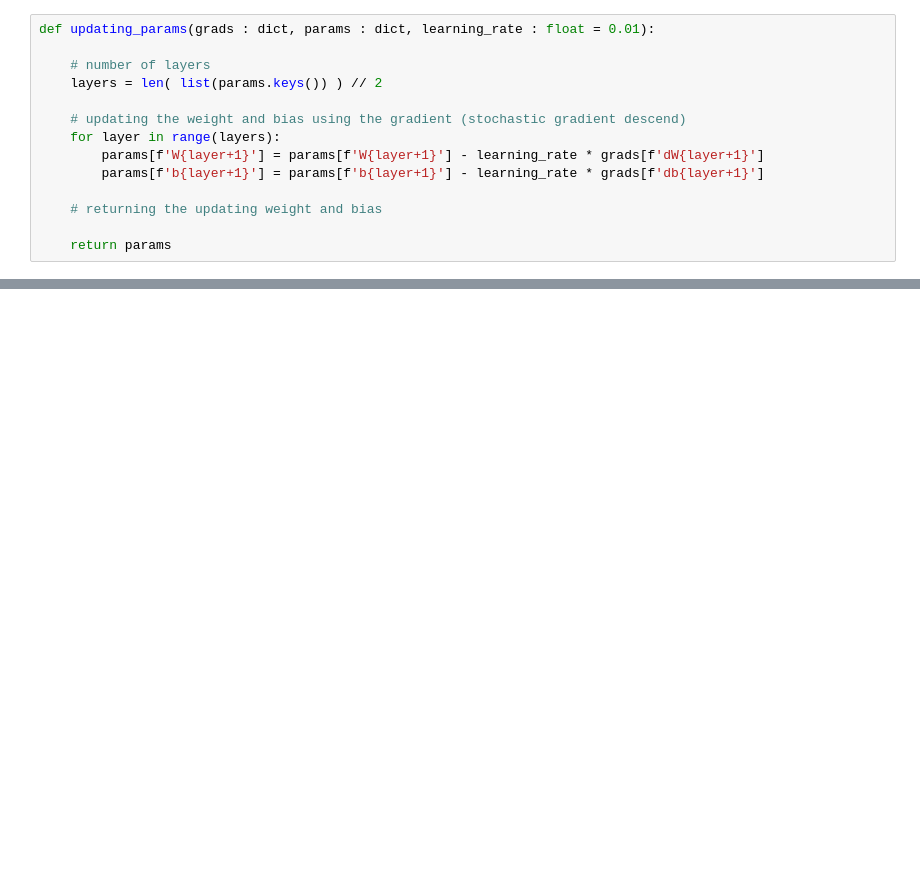
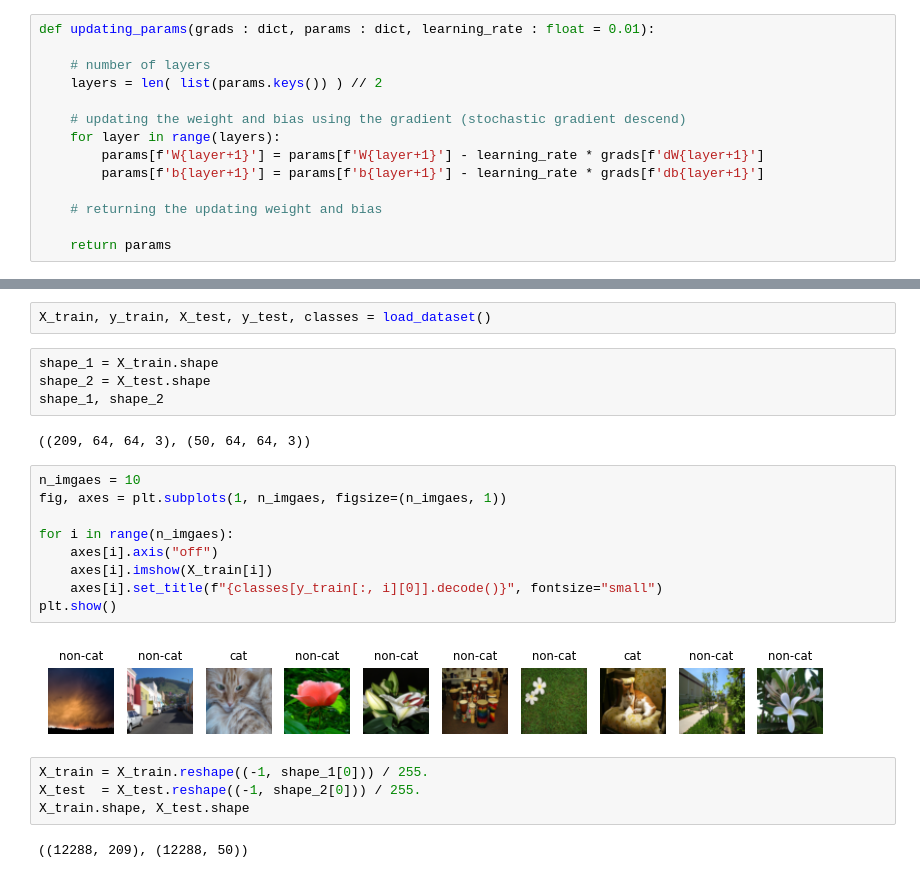
Before and after one commit to amiehe-essomba/logisticRegression, a Jupyter notebook: main.ipynb, the cells around one changed output, grey strips where cells are left out. Drawn from its saved outputs; the diff is of its cells as text; blank space fills up the shorter version.

```diff
--- a/main.ipynb
+++ b/main.ipynb
@@ -425,0 +261,25 @@ loop break due to early stoping parameter
+# %%
+X_train, y_train, X_test, y_test, classes = load_dataset()
+# %%
+shape_1 = X_train.shape
+shape_2 = X_test.shape
+shape_1, shape_2
+# %% [output]
+((209, 64, 64, 3), (50, 64, 64, 3))
+# %%
+n_imgaes = 10
+fig, axes = plt.subplots(1, n_imgaes, figsize=(n_imgaes, 1))
+
+for i in range(n_imgaes):
+    axes[i].axis("off")
+    axes[i].imshow(X_train[i])
+    axes[i].set_title(f"{classes[y_train[:, i][0]].decode()}", fontsize="small")
+plt.show()
+# %% [output]
+[figure, added]
+# %%
+X_train = X_train.reshape((-1, shape_1[0])) / 255.
+X_test  = X_test.reshape((-1, shape_2[0])) / 255.
+X_train.shape, X_test.shape
+# %% [output]
+((12288, 209), (12288, 50))
```
Also changed, not shown: parts of 48 cells of this notebook, 5 other files.
